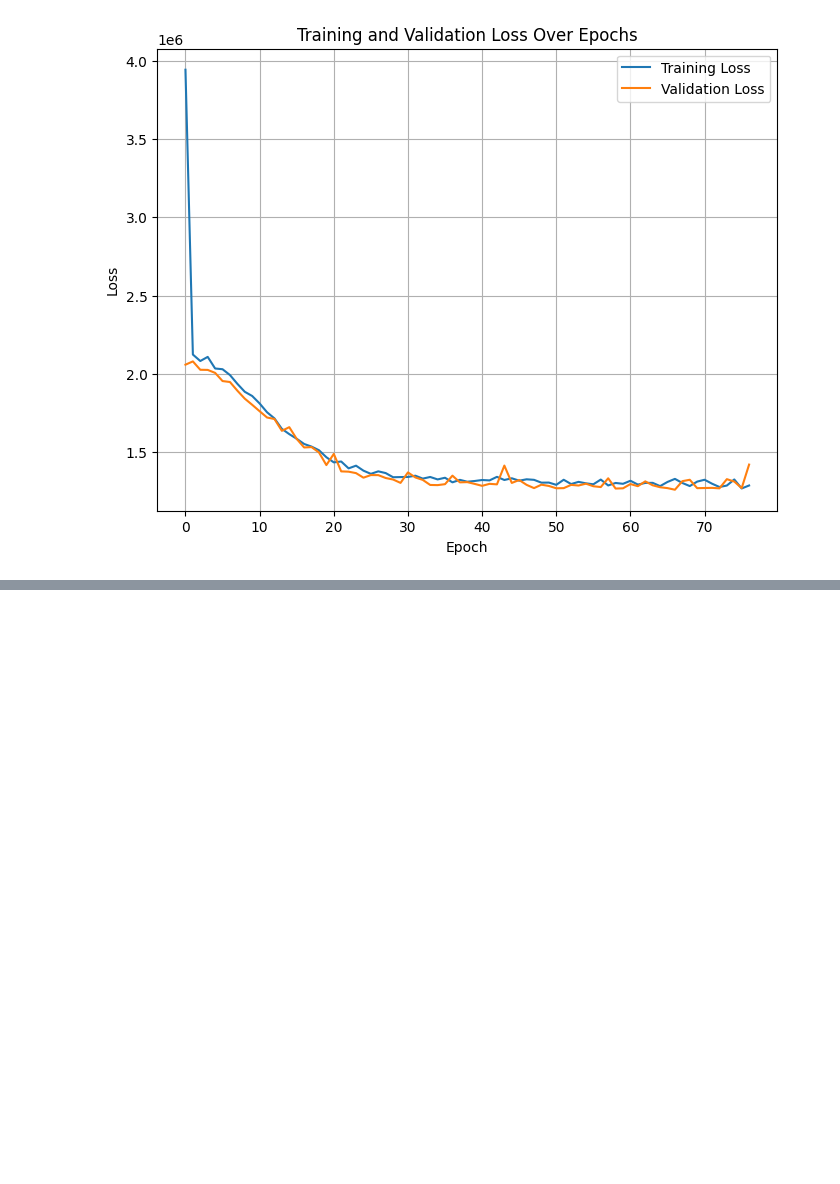
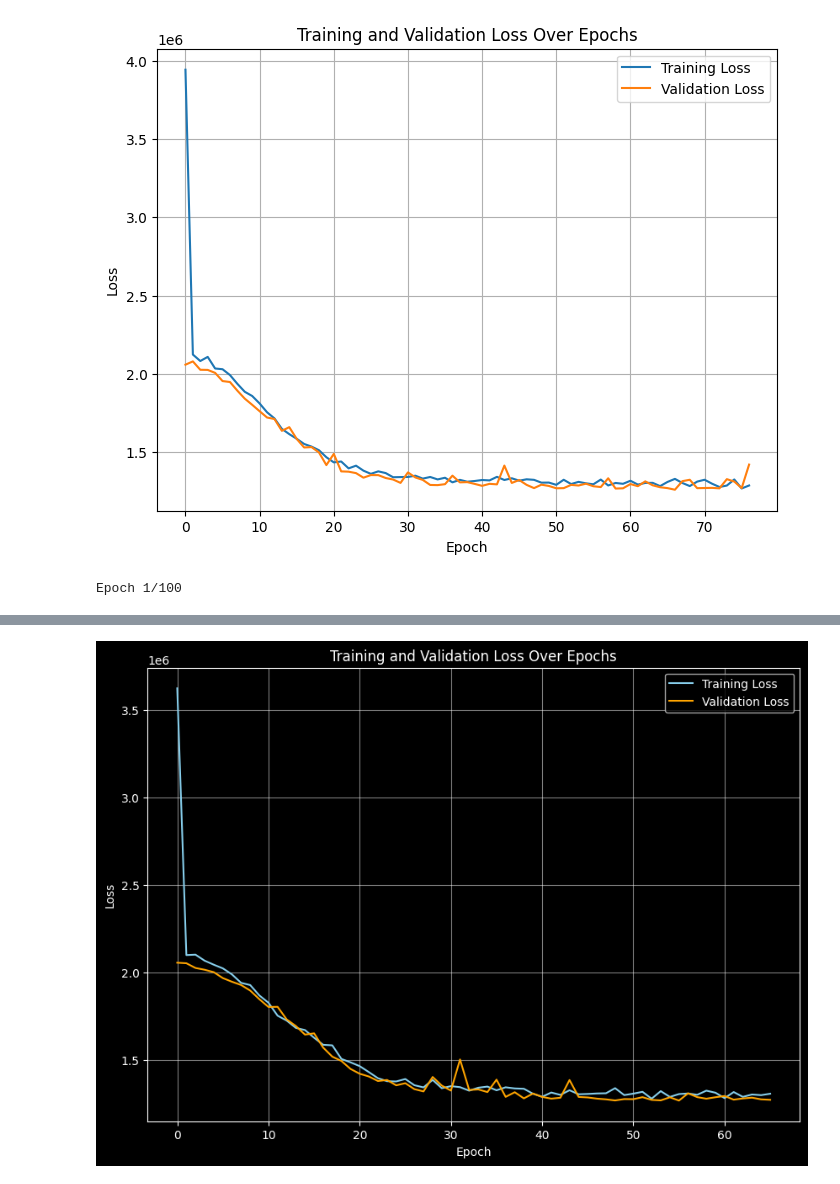
Before and after one commit to vrushikakpanchal/GrocerGenius_AI_Based_Supermarket_Sales_Prediction_Infosys_Internship_Oct2024, a Jupyter notebook: grocery_sales_prediction/notebooks/model_training.ipynb, the cells around one changed output, grey strips where cells are left out. Drawn from its saved outputs; the diff is of its cells as text; code cells hidden in the pictures; blank space fills up the shorter version.

```diff
--- a/grocery_sales_prediction/notebooks/model_training.ipynb
+++ b/grocery_sales_prediction/notebooks/model_training.ipynb
@@ -306,3 +306,77 @@ Deep Learning Model R2: 0.6163204975375334
 # - The validation loss follows the training loss closely at the start, but starts to diverge slightly towards the end, suggesting potential overfitting.
 # - The early stopping mechanism successfully halts the training, preventing unnecessary training and likely overfitting.
 # - Overall, the model seems to perform well, with the early stopping callback helping to maintain a balance between underfitting and overfitting.
+# %%
+import matplotlib.pyplot as plt
+from sklearn.model_selection import train_test_split
+from sklearn.metrics import r2_score
+from tensorflow.keras.models import Sequential
+from tensorflow.keras.layers import Dense, Dropout
+from tensorflow.keras.regularizers import l2
+from tensorflow.keras.callbacks import EarlyStopping
+
+#-------------------------------------
+# 1. Prepare train/validation/test sets
+#-------------------------------------
+# We assume x and y are already defined and preprocessed.
+# Example split: 20% test, 20% of the remainder as validation
+x_train_full, x_test, y_train_full, y_test = train_test_split(x, y, test_size=0.2, random_state=42)
+x_train, x_val, y_train, y_val = train_test_split(x_train_full, y_train_full, test_size=0.2, random_state=42)
+
+#-------------------------------------
+# 2. Build a more advanced neural network
+#    with dropout and L2 regularization
+#-------------------------------------
+model = Sequential([
+    Dense(128, input_shape=(x_train.shape[1],), activation='relu', kernel_regularizer=l2(0.001)),
+    Dropout(0.3),
+    Dense(64, activation='relu', kernel_regularizer=l2(0.001)),
+    Dropout(0.3),
+    Dense(32, activation='relu', kernel_regularizer=l2(0.001)),
+    Dense(1)
+])
+
+# Compile the model
+model.compile(optimizer='adam', loss='mean_squared_error')
+
+#-------------------------------------
+# 3. Early Stopping
+#    Stop training if val_loss doesn't improve after 10 epochs
+#-------------------------------------
+early_stopping = EarlyStopping(monitor='val_loss', patience=10, restore_best_weights=True)
+
+#-------------------------------------
+# 4. Train the model with validation data
+#-------------------------------------
+history = model.fit(
+    x_train,
+    y_train,
+    epochs=100,          # Increase epochs; early stopping will prevent overfitting
+    batch_size=32,       # Adjust as needed
+    validation_data=(x_val, y_val),
+    callbacks=[early_stopping],
+    verbose=1
+)
+
+#-------------------------------------
+# 5. Evaluate the model on the test set
+#-------------------------------------
+y_pred = model.predict(x_test)
+r2 = r2_score(y_test, y_pred)
+print(f"Deep Learning Model R² Score on Test Set: {r2}")
+
+#-------------------------------------
+# 6. Plot Training and Validation Loss
+#-------------------------------------
+plt.style.use('dark_background')
+plt.figure(figsize=(10,7))
+plt.plot(history.history['loss'], label='Training Loss', color='skyblue')
+plt.plot(history.history['val_loss'], label='Validation Loss', color='orange')
+plt.title('Training and Validation Loss Over Epochs')
+plt.xlabel('Epoch')
+plt.ylabel('Loss')
+plt.legend()
+plt.grid(True, alpha=0.5)
+plt.show()
+# %% [output]
+Epoch 1/100
@@ -308,0 +400 @@ Deep Learning Model R2: 0.6163204975375334
+[figure, added]
```
Also changed, not shown: parts of 1 cell of this notebook.
